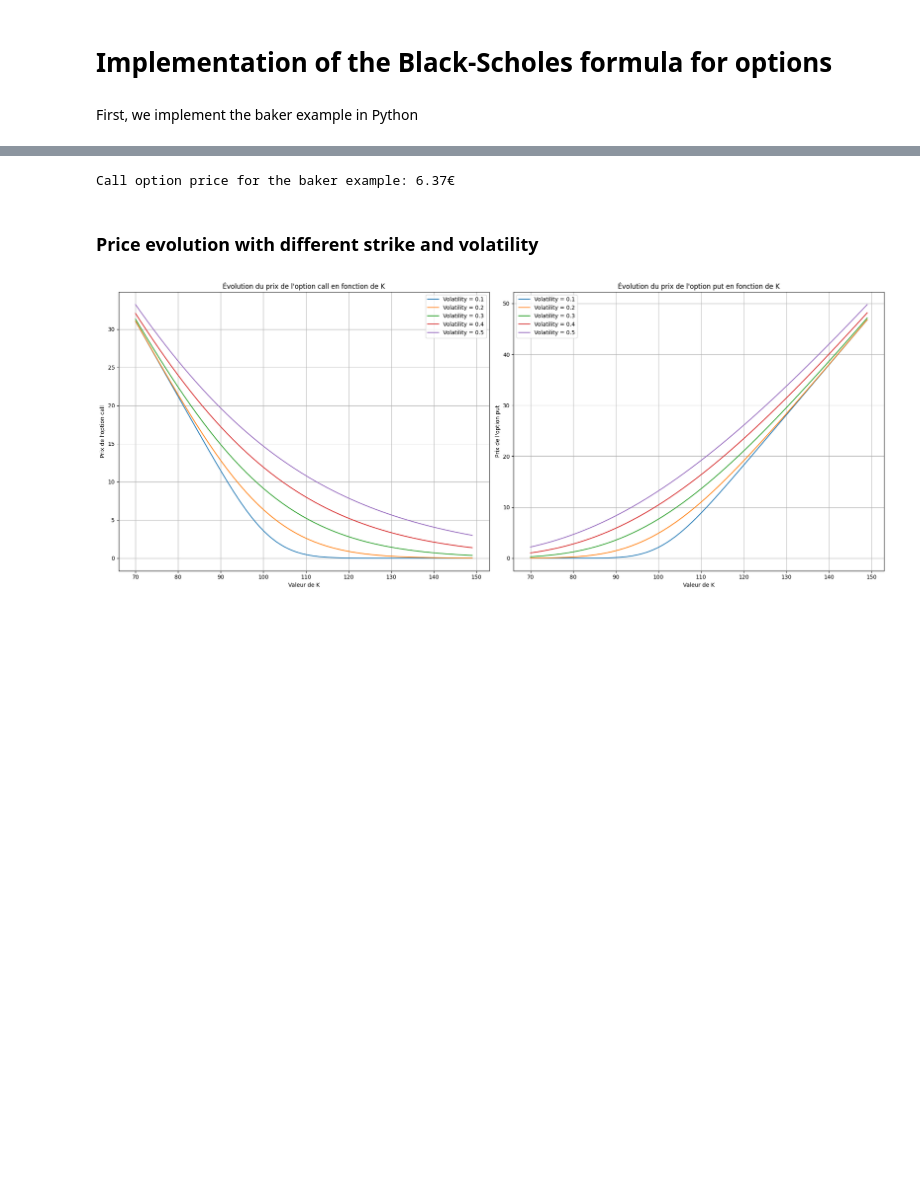
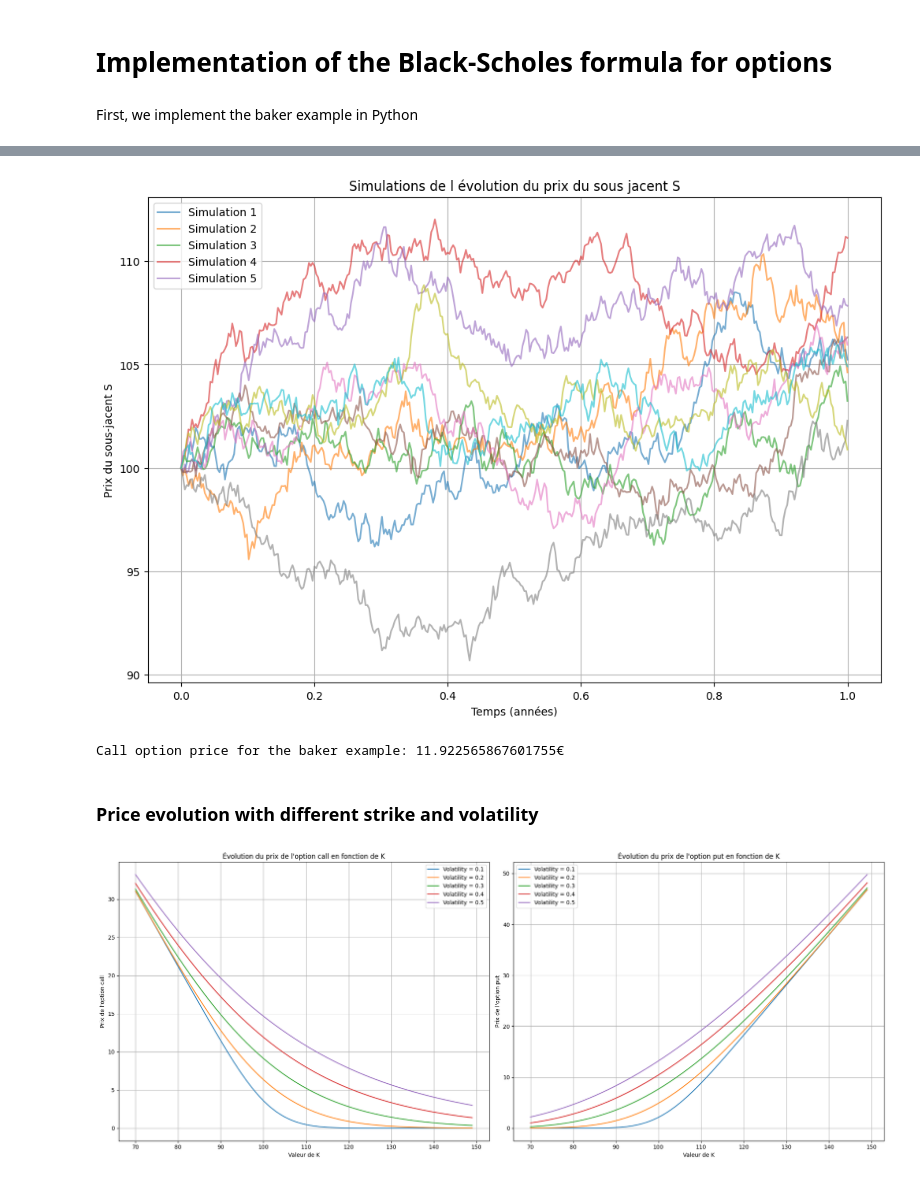
Before and after one commit to AmbroiseTHIBAULT/survey-ML-finance, a Jupyter notebook: options_pricing/notebooks/presentation_bs_formula.ipynb, the cells around one changed output, grey strips where cells are left out. Cells and saved outputs as stored; diff of their text form; code cells hidden in the pictures; blank space fills up the shorter version.

```diff
--- a/options_pricing/notebooks/presentation_bs_formula.ipynb
+++ b/options_pricing/notebooks/presentation_bs_formula.ipynb
@@ -216,7 +227,37 @@ T = 0.5 # Maturity in years
+# %%
+S0 = 100
+mu = 0.04
+T_sim = 1.0
+N = 365
+dt = T / N
+nbr_simulations = 10
+
+
+plt.figure(figsize=(12, 8))
+t = np.linspace(0, T_sim, N + 1)
+
+for i in range(nbr_simulations):
+    W = np.random.normal(loc=0, scale=np.sqrt(dt), size=N)
+    W = np.cumsum(W)
+
+    S = S0 * np.exp((mu - 0.5 * sigma**2) * t[1:] + sigma * W)
+
+    # we add initial price
+    S = np.insert(S, 0, S0)
+    plt.plot(t, S, lw=1.5, alpha=0.6, label=f'Simulation {i + 1}' if i < 5 else "")
+
+plt.xlabel('Temps (années)')
+plt.ylabel('Prix du sous-jacent S')
+plt.title('Simulations de l évolution du prix du sous jacent S')
+plt.legend(loc='upper left')
+plt.grid(True)
+plt.show()
+# %% [output]
+[figure, added]
 # %%
-print(f'Call option price for the baker example: {round(bs_options_pricing(S, K, r, T, sigma, option_type="c"), 2)}€')
+print(f'Call option price for the baker example: {bs_options_pricing(S1, K, r, T, sigma, option_type="c")}€')
 # %% [output]
-Call option price for the baker example: 6.37€
+Call option price for the baker example: 11.922565867601755€
 # %% [markdown]
 ### Price evolution with different strike and volatility
 # %%
```
Also changed, not shown: parts of 8 cells of this notebook, 11 other files.
